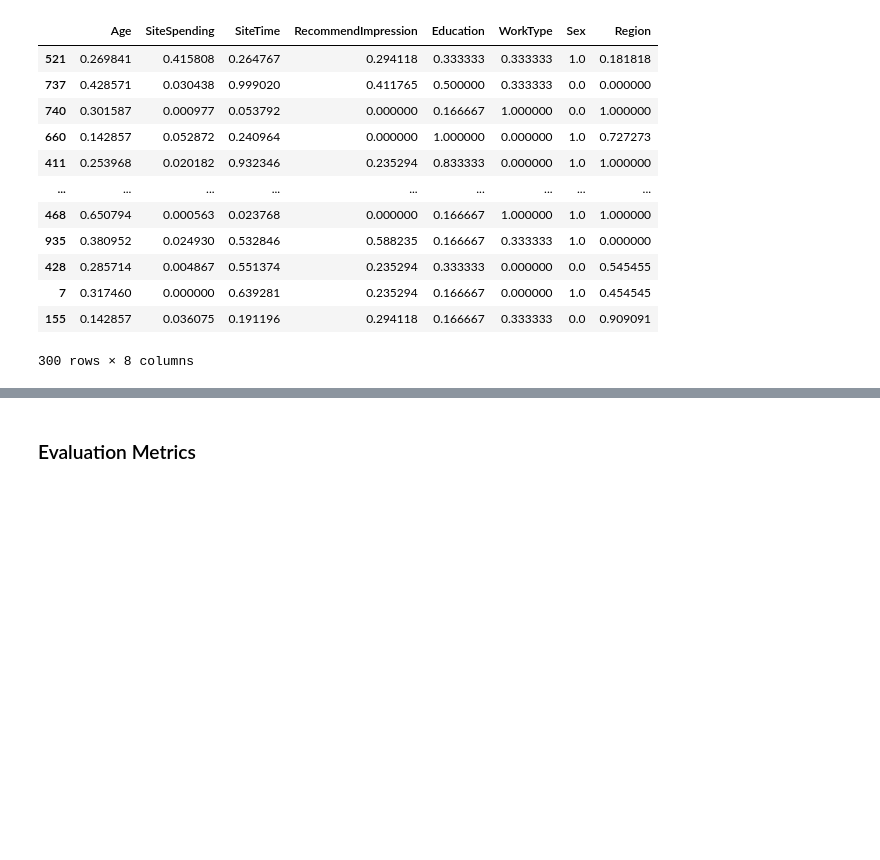
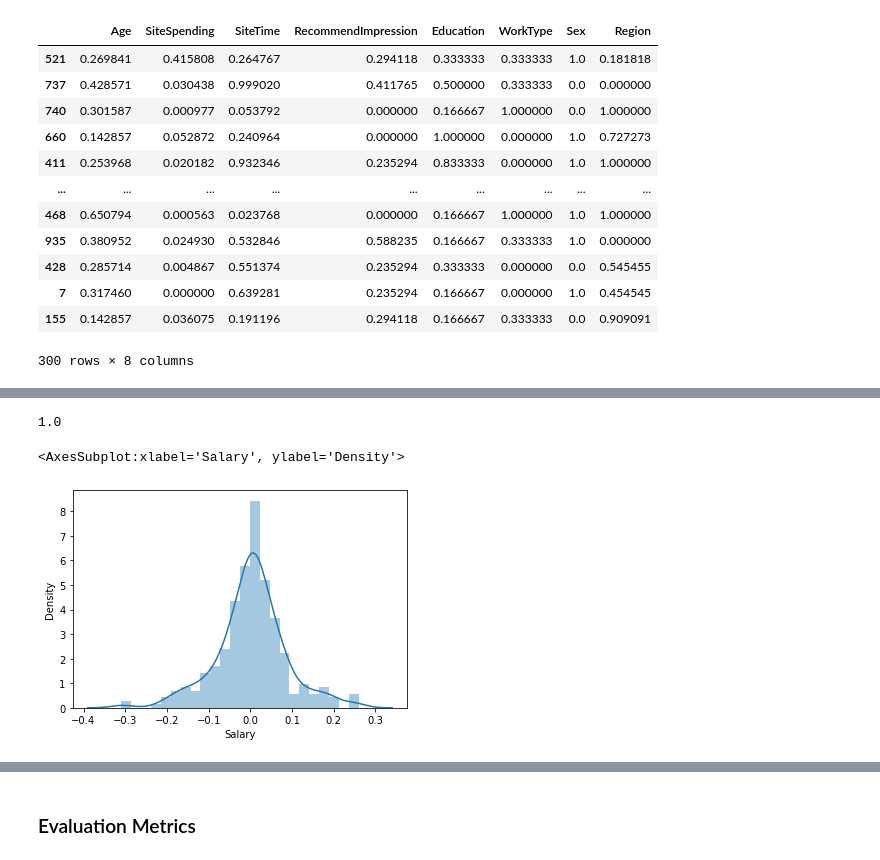
Before and after one commit to syedirfanx/revenue-forecasting, a Jupyter notebook: regression.ipynb, the cells around one changed output, grey strips where cells are left out. Cells and saved outputs as stored; diff of their text form; code cells hidden in the pictures; blank space fills up the shorter version.

```diff
--- a/regression.ipynb
+++ b/regression.ipynb
@@ -216,0 +219,4 @@ test_score
+# %%
+train_score
+# %% [output]
+1.0
@@ -216,0 +225,6 @@ test_score
+# %%
+# checking difference between labled y and predicted y
+sns.distplot(y_test-y_pred)
+# %% [output]
+<AxesSubplot:xlabel='Salary', ylabel='Density'>
+[figure, added]
```
Also changed, not shown: parts of 36 cells of this notebook.
